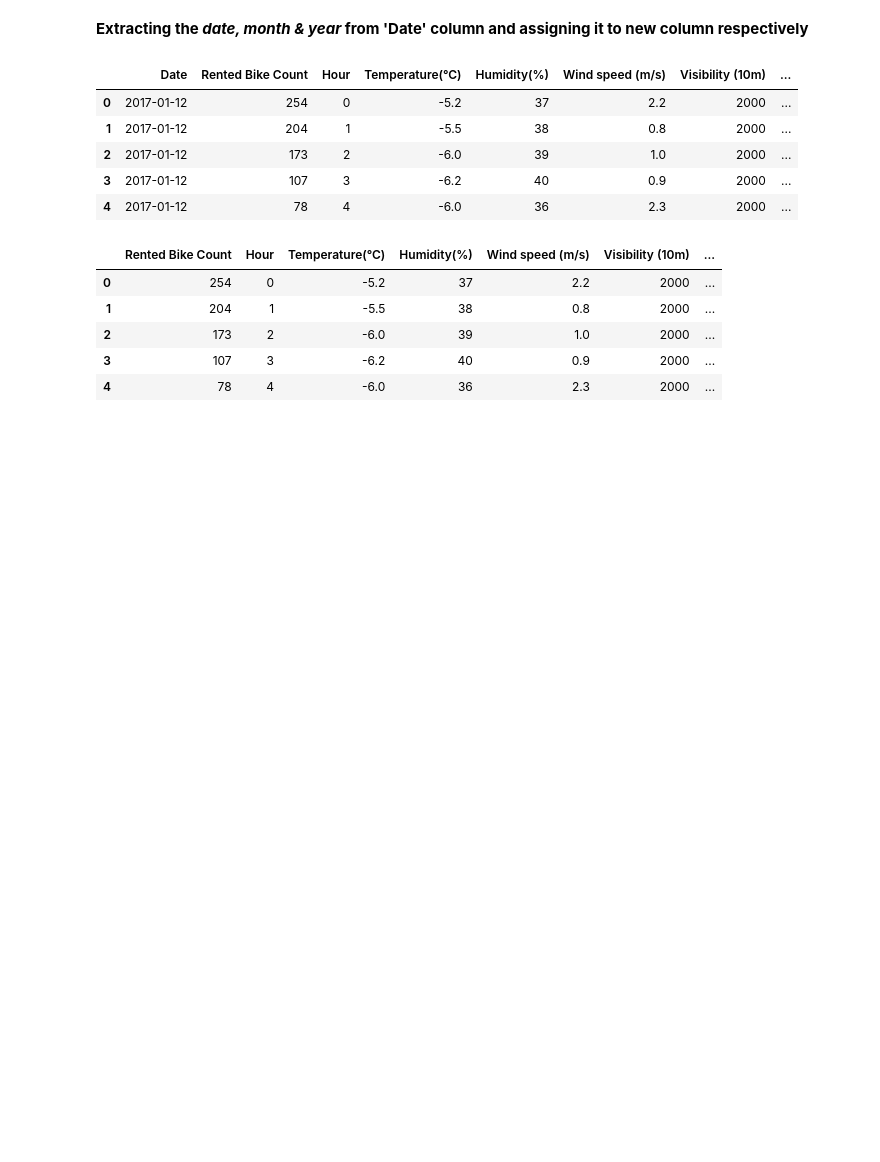
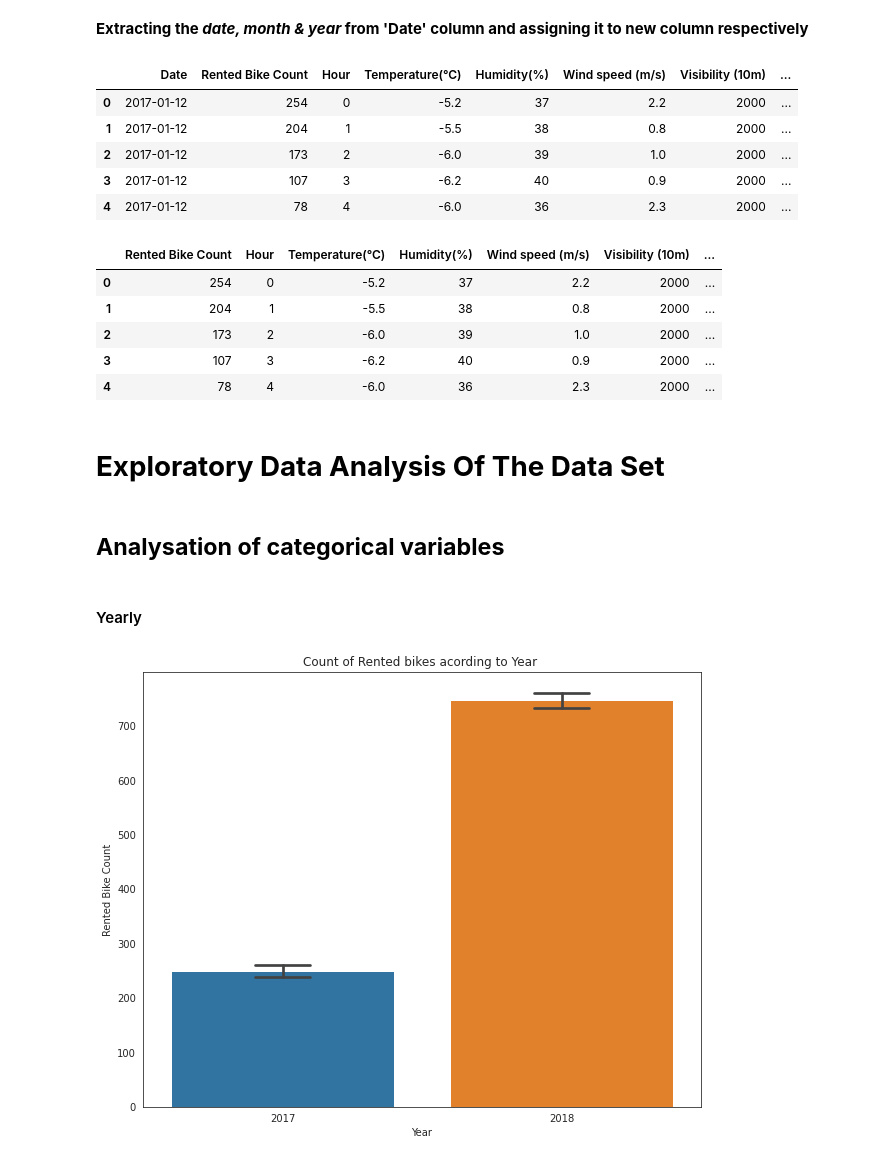
Before and after one commit to oweskhan77/Bike-Sharing-Demand-Prediction, a Jupyter notebook: Bike_Sharing_Demand_Prediction_.ipynb, the cells around one changed output. Saved outputs shown, nothing was run; the diff lists cells and outputs as text; code cells hidden in the pictures; blank space fills up the shorter version.

```diff
--- a/Bike_Sharing_Demand_Prediction_.ipynb
+++ b/Bike_Sharing_Demand_Prediction_.ipynb
@@ -210,3 +213,21 @@ df.head()
 | 2 | 173 | 2 | -6.0 | 39 | 1.0 | 2000 | ... |
 | 3 | 107 | 3 | -6.2 | 40 | 0.9 | 2000 | ... |
 | 4 | 78 | 4 | -6.0 | 36 | 2.3 | 2000 | ... |
+# %% [markdown]
+# **Exploratory Data Analysis Of The Data Set**
+# %% [markdown]
+## **Analysation of categorical variables**
+# %% [markdown]
+
+
+
+#### Yearly
+# %%
+#anlysis of Rented bikes acording to Year
+fig,ax=plt.subplots(figsize=(10,8))
+sns.set_style("white")
+sns.barplot(data=df,x='Year',y='Rented Bike Count',ax=ax,capsize=.2)
+ax.set(title='Count of Rented bikes acording to Year ')
+plt.show()
+# %% [output]
+[figure, added]
```
Also changed, not shown: parts of 62 cells of this notebook.
